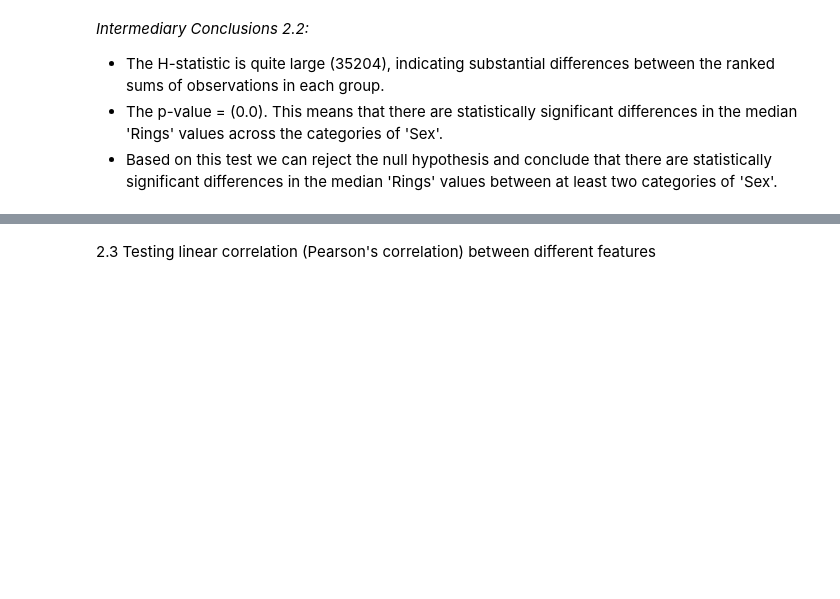
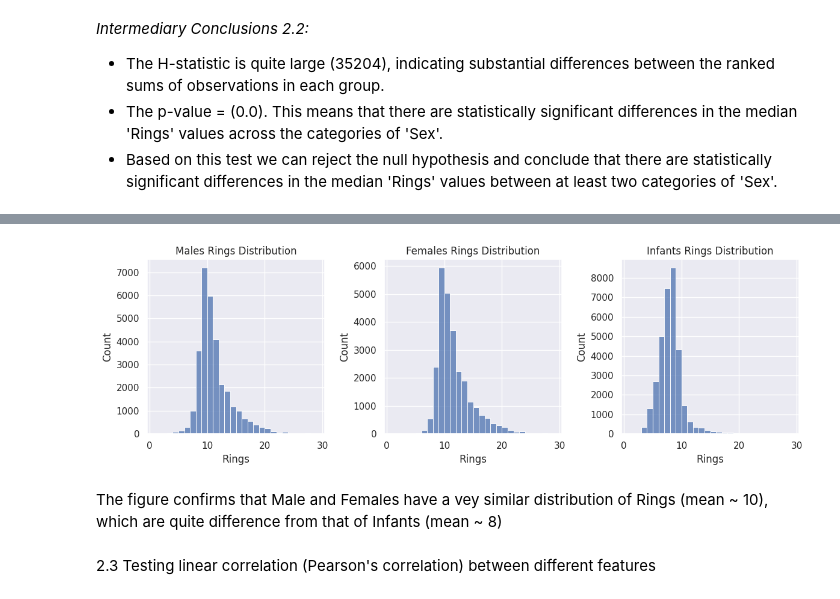
Before and after one commit to MikMar99/Optimising-Abalone-Price-through-Age-Prediction, a Jupyter notebook: abalone_project_o_kononov.ipynb, the cells around one changed output, grey strips where cells are left out. Saved outputs shown, nothing was run; the diff lists cells and outputs as text; code cells hidden in the pictures; blank space fills up the shorter version.

Commit message:
I have expanded the statstical test of the genders just to play around a bit with codespace

```diff
--- a/abalone_project_o_kononov.ipynb
+++ b/abalone_project_o_kononov.ipynb
@@ -211,3 +252,25 @@ p-value: 0.0
+# %%
+# Set up the figure and axis
+fig, axs = plt.subplots(1, 3, figsize=(12, 4))
+
+# Plot histogram for training data
+sns.histplot(t_df[t_df['Sex'] == 'M']["Rings"], ax=axs[0], binwidth=1)
+axs[0].set_title('Males Rings Distribution')
+
+# Plot histogram for training data
+sns.histplot(t_df[t_df['Sex'] == 'F']["Rings"], ax=axs[1], binwidth=1)
+axs[1].set_title('Females Rings Distribution')
+
+# Plot histogram for training data
+sns.histplot(t_df[t_df['Sex'] == 'I']["Rings"], ax=axs[2], binwidth=1)
+axs[2].set_title('Infants Rings Distribution')
+
+# Adjust layout to prevent overlap
+plt.tight_layout()
+# %% [output]
+[figure, added]
+# %% [markdown]
+The figure confirms that Male and Females have a vey similar distribution of Rings (mean ~ 10), which are quite difference from that of Infants (mean ~ 8)
 # %% [markdown]
 2.3 Testing linear correlation (Pearson's correlation) between different features
 # %%
```
Also changed, not shown: parts of 5 cells of this notebook.
